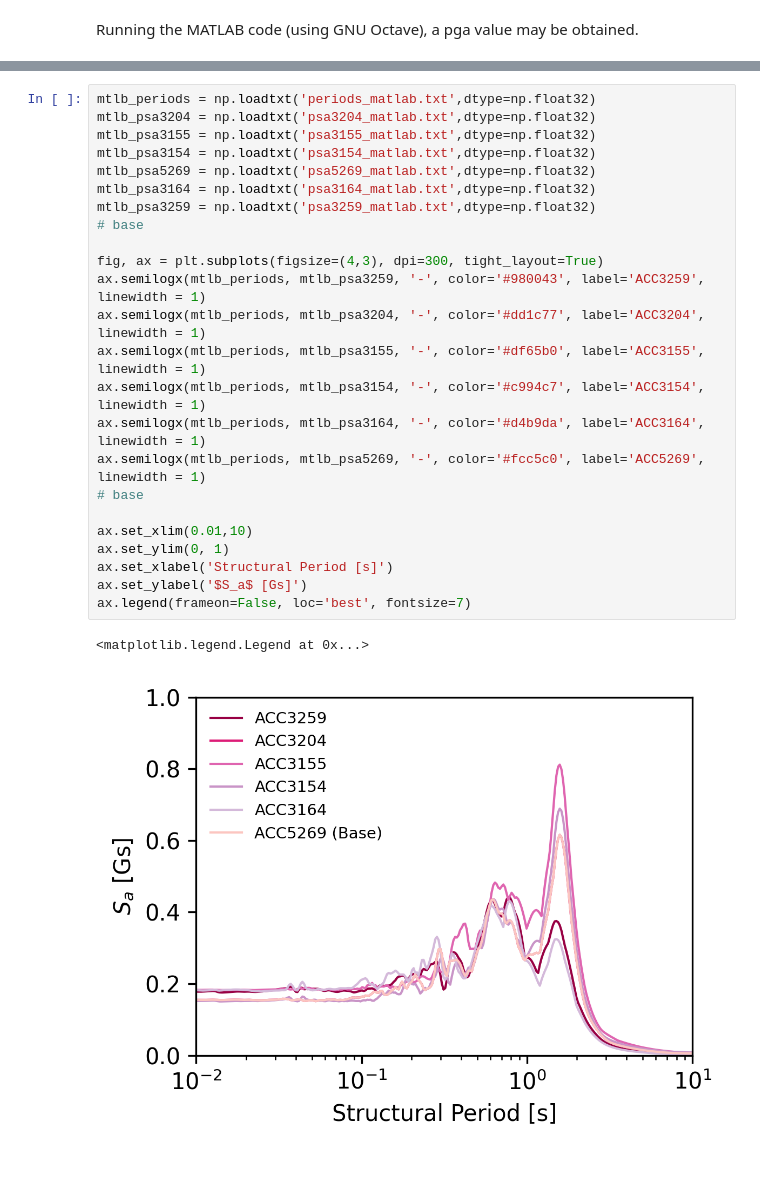
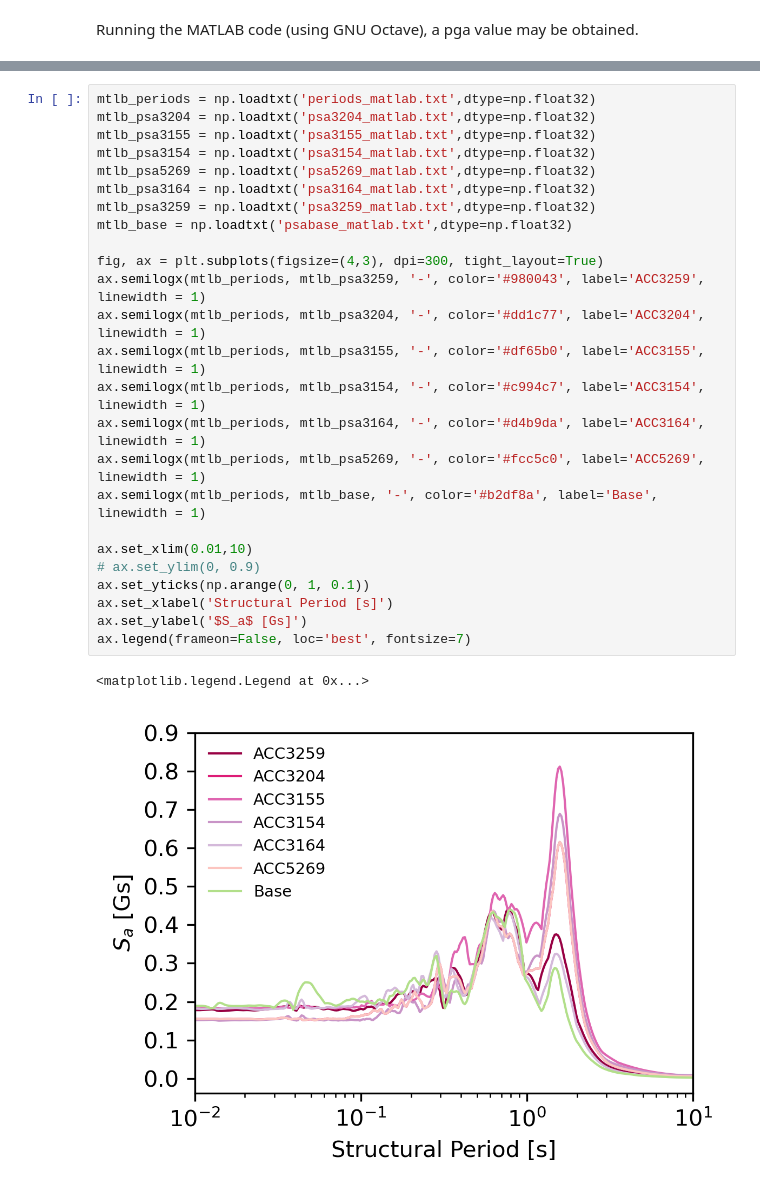
Before and after one commit to bKeungAuyeung/CE543-HW4, a Jupyter notebook: bAuyeung_HW4-code_CE543.ipynb, the cells around one changed output, grey strips where cells are left out. Drawn from its saved outputs; the diff is of its cells as text; blank space fills up the shorter version.

```diff
--- a/bAuyeung_HW4-code_CE543.ipynb
+++ b/bAuyeung_HW4-code_CE543.ipynb
@@ -176,27 +176,28 @@ Running the MATLAB code (using GNU Octave), a pga value may be obtained.
 # %%
 mtlb_periods = np.loadtxt('periods_matlab.txt',dtype=np.float32)
 mtlb_psa3204 = np.loadtxt('psa3204_matlab.txt',dtype=np.float32)
 mtlb_psa3155 = np.loadtxt('psa3155_matlab.txt',dtype=np.float32)
 mtlb_psa3154 = np.loadtxt('psa3154_matlab.txt',dtype=np.float32)
 mtlb_psa5269 = np.loadtxt('psa5269_matlab.txt',dtype=np.float32)
 mtlb_psa3164 = np.loadtxt('psa3164_matlab.txt',dtype=np.float32)
 mtlb_psa3259 = np.loadtxt('psa3259_matlab.txt',dtype=np.float32)
-# base
+mtlb_base = np.loadtxt('psabase_matlab.txt',dtype=np.float32)
 
 fig, ax = plt.subplots(figsize=(4,3), dpi=300, tight_layout=True)
 ax.semilogx(mtlb_periods, mtlb_psa3259, '-', color='#980043', label='ACC3259', linewidth = 1)
 ax.semilogx(mtlb_periods, mtlb_psa3204, '-', color='#dd1c77', label='ACC3204', linewidth = 1)
 ax.semilogx(mtlb_periods, mtlb_psa3155, '-', color='#df65b0', label='ACC3155', linewidth = 1)
 ax.semilogx(mtlb_periods, mtlb_psa3154, '-', color='#c994c7', label='ACC3154', linewidth = 1)
 ax.semilogx(mtlb_periods, mtlb_psa3164, '-', color='#d4b9da', label='ACC3164', linewidth = 1)
 ax.semilogx(mtlb_periods, mtlb_psa5269, '-', color='#fcc5c0', label='ACC5269', linewidth = 1)
-# base
+ax.semilogx(mtlb_periods, mtlb_base, '-', color='#b2df8a', label='Base', linewidth = 1)
 
 ax.set_xlim(0.01,10)
-ax.set_ylim(0, 1)
+# ax.set_ylim(0, 0.9)
+ax.set_yticks(np.arange(0, 1, 0.1))
 ax.set_xlabel('Structural Period [s]')
 ax.set_ylabel('$S_a$ [Gs]')
 ax.legend(frameon=False, loc='best', fontsize=7)
 # %% [output]
 <matplotlib.legend.Legend at 0x...>
-[figure, old version]
+[figure, new version]
```
Also changed, not shown: parts of 4 cells of this notebook, 1 other file.
